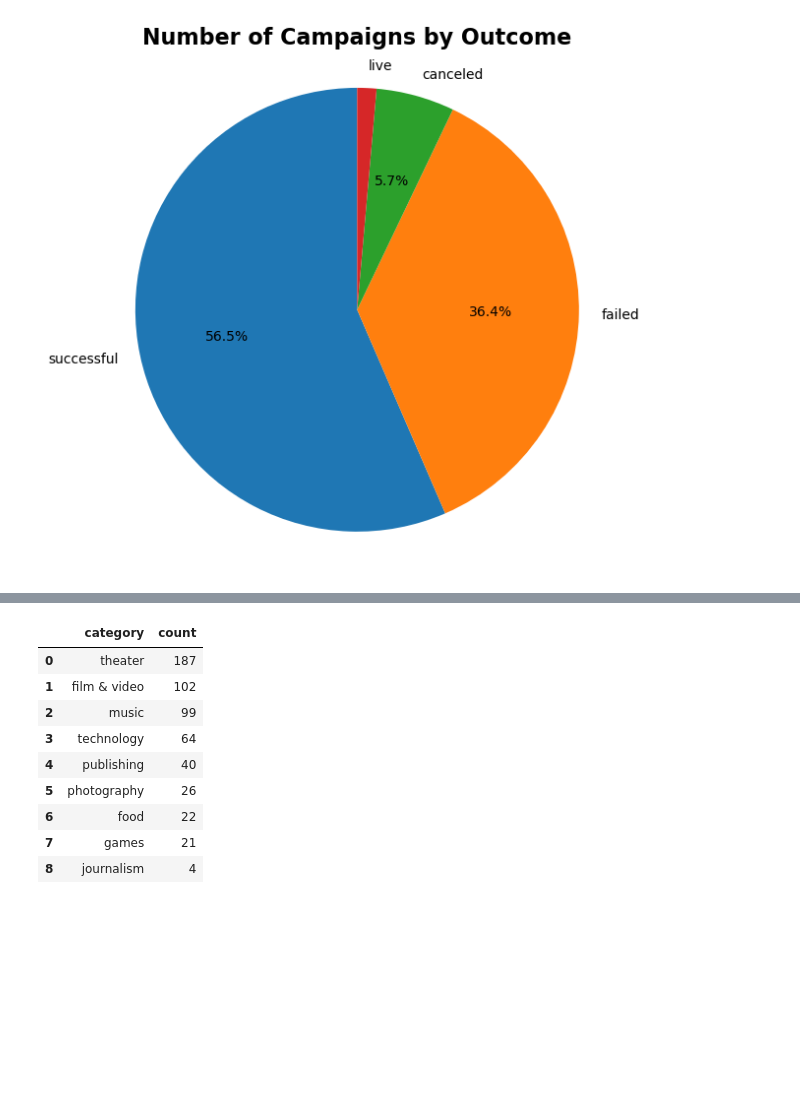
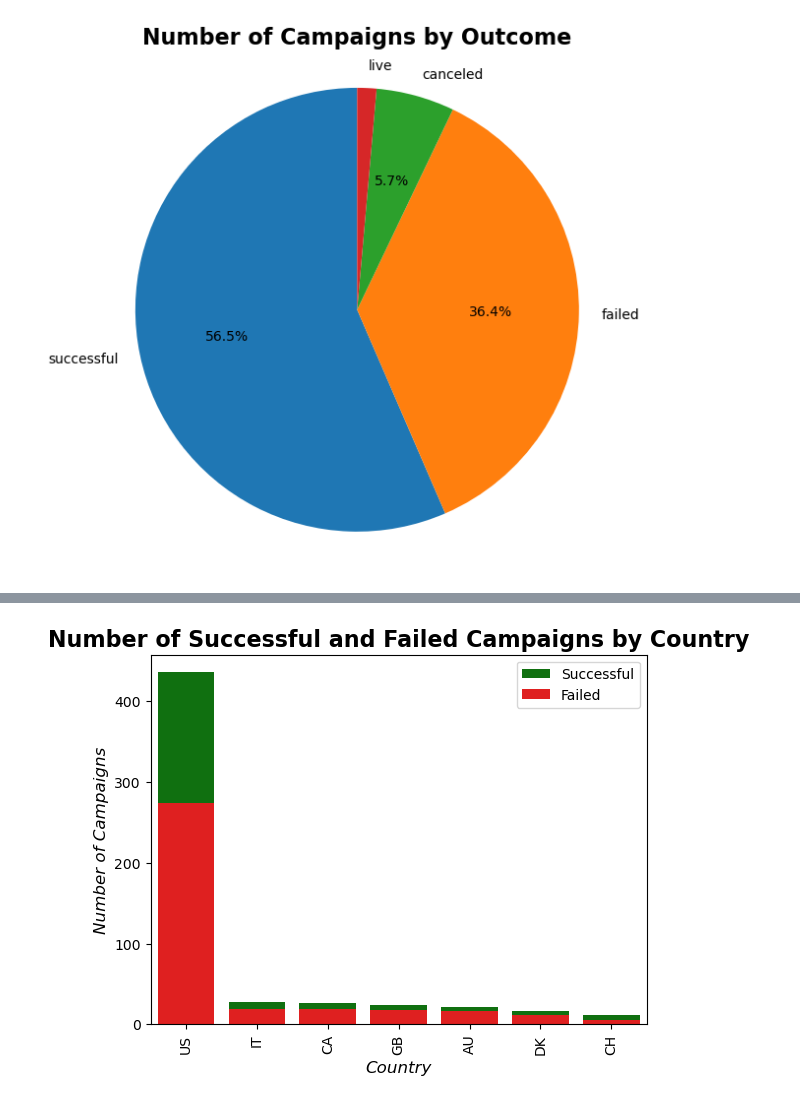
Before and after one commit to wrp94/project-2-group-20, a Jupyter notebook: query/queries.ipynb, the cells around one changed output, grey strips where cells are left out. Cells and saved outputs as stored; diff of their text form; code cells hidden in the pictures; blank space fills up the shorter version.

Commit message:
add new query and skeleton for plot

```diff
--- a/query/queries.ipynb
+++ b/query/queries.ipynb
@@ -198,3 +198,21 @@ plt.subplots_adjust(top=1.2)  # Increase or decrease the top margin as needed
 plt.show()
 # %% [output]
 [figure]
+# %%
+# Find the number of successful and failed campaigns by country
+results = session.query(Campaigns.country, func.count(Campaigns.cf_id)).\
+    filter(Campaigns.outcome == 'successful').\
+    group_by(Campaigns.country).\
+    order_by(func.count(Campaigns.cf_id).desc()).all()
+
+successful_by_country = pd.DataFrame(results, columns=['country', 'count'])
+
+results = session.query(Campaigns.country, func.count(Campaigns.cf_id)).\
+    filter(Campaigns.outcome == 'failed').\
+    group_by(Campaigns.country).\
+    order_by(func.count(Campaigns.cf_id).desc()).all()
+
+failed_by_country = pd.DataFrame(results, columns=['country', 'count'])
+
+print(successful_by_country)
+print(failed_by_country)
@@ -201,21 +236,23 @@ plt.show()
+# %%
+# Plot the number of successful campaigns by category
+sns.barplot(x='country', y='count', data=successful_by_country, color='green', label='Successful')
+sns.barplot(x='country', y='count', data=failed_by_country, color='red', label='Failed')
+
+# Add labels and title
+plt.xlabel('Country', fontsize=12, fontstyle='italic')
+plt.ylabel('Number of Campaigns', fontsize=12, fontstyle='italic')
+plt.title('Number of Successful and Failed Campaigns by Country', fontsize=16, fontweight='bold')
+plt.legend()
+# Rotate x-axis labels
+plt.xticks(rotation=90)
+
+plt.show()
+# %% [output]
+[figure, added]
 # %%
 # Find the number of successful campaigns by category
-results = session.query(Categories.category, func.count(Campaigns.cf_id)).\
-    join(Campaigns, Categories.category_id == Campaigns.category_id).\
+successful_category_counts = session.query(SubCategories.category, func.count(Campaigns.cf_id)).\
+    join(Campaigns, SubCategories.subcategory_id == Campaigns.subcategory_id).\
     filter(Campaigns.outcome == 'successful').\
-    group_by(Categories.category).\
+    group_by(SubCategories.category).\
     order_by(func.count(Campaigns.cf_id).desc()).all()
-
-successful_category_counts = pd.DataFrame(results, columns=['category', 'count'])
-successful_category_counts
-# %% [output]
-|  | category | count |
-| 0 | theater | 187 |
-| 1 | film & video | 102 |
-| 2 | music | 99 |
-| 3 | technology | 64 |
-| 4 | publishing | 40 |
-| 5 | photography | 26 |
-| 6 | food | 22 |
-| 7 | games | 21 |
-| 8 | journalism | 4 |
```
Also changed, not shown: parts of 6 cells of this notebook.
